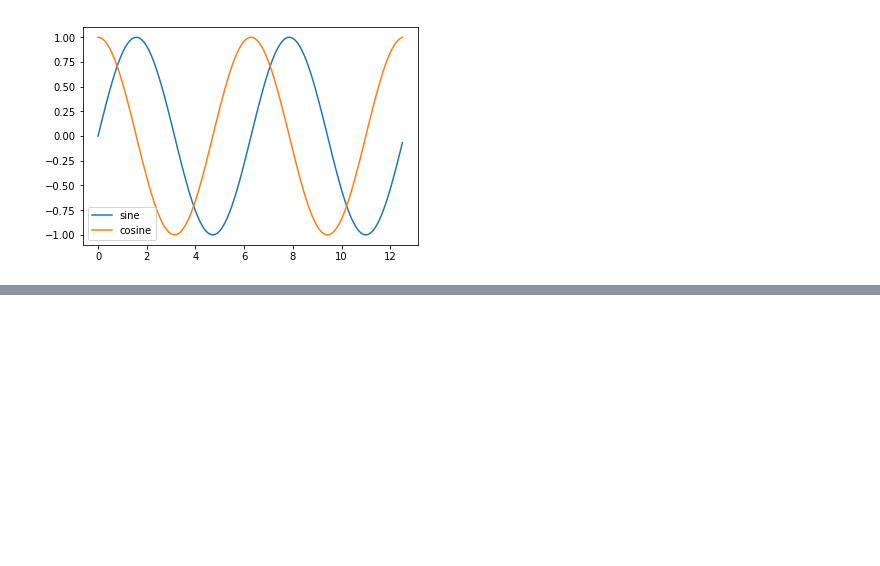
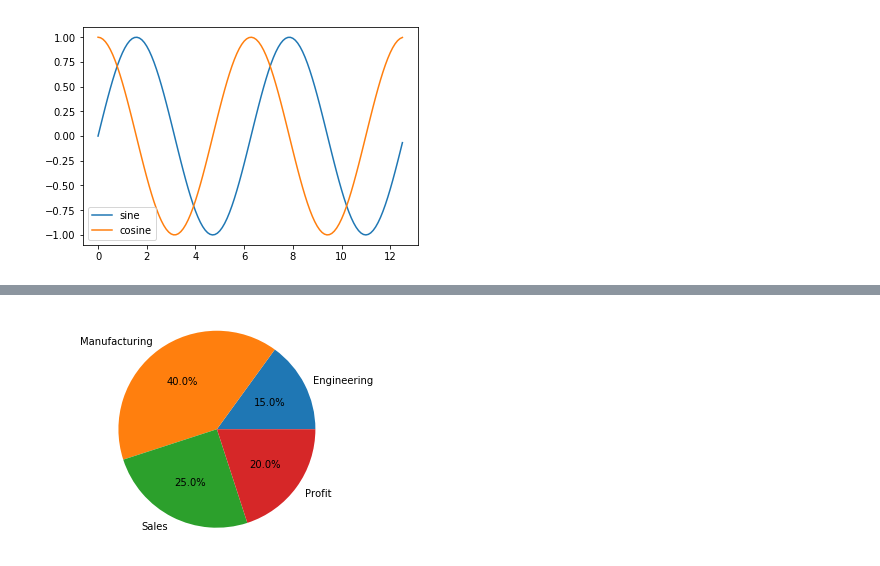
Before and after one commit to ProfessorKazarinoff/ENGR101, a Jupyter notebook: notes/Lab_8_Notes-Plotting_with_Python.ipynb, the cells around one changed output, grey strips where cells are left out. Cells and saved outputs as stored; diff of their text form; code cells hidden in the pictures; blank space fills up the shorter version.

Commit message:
plotting adds

```diff
--- a/notes/Lab_8_Notes-Plotting_with_Python.ipynb
+++ b/notes/Lab_8_Notes-Plotting_with_Python.ipynb
@@ -336,0 +342,13 @@ plt.show()
+# %%
+import matplotlib.pyplot as plt
+
+# Pie chart, where the slices will be ordered and plotted counter-clockwise:
+labels = 'Engineering', 'Manufacturing', 'Sales', 'Profit'
+sizes = [1.35, 3.60, 2.25, 1.80]
+
+plt.pie(sizes, labels=labels, autopct='%1.1f%%')
+
+plt.axis('equal')
+plt.show()
+# %% [output]
+[figure, added]
```
Also changed, not shown: parts of 15 cells of this notebook, 3 other files.
